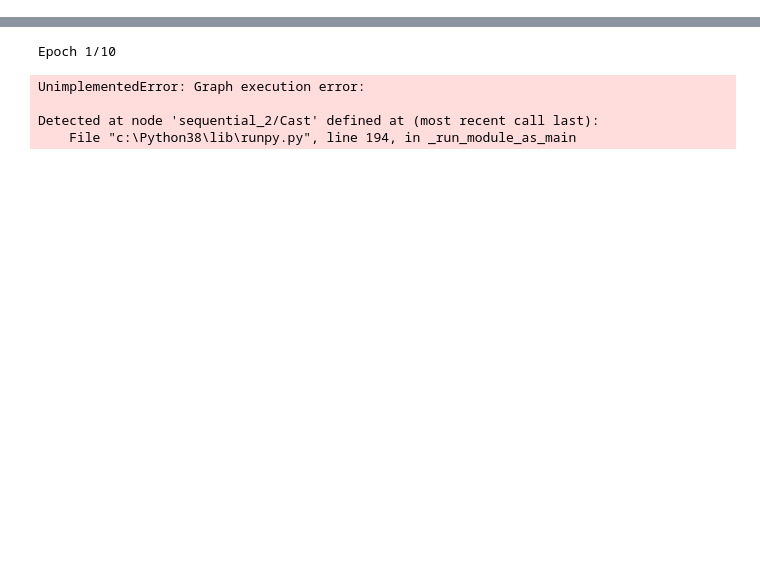
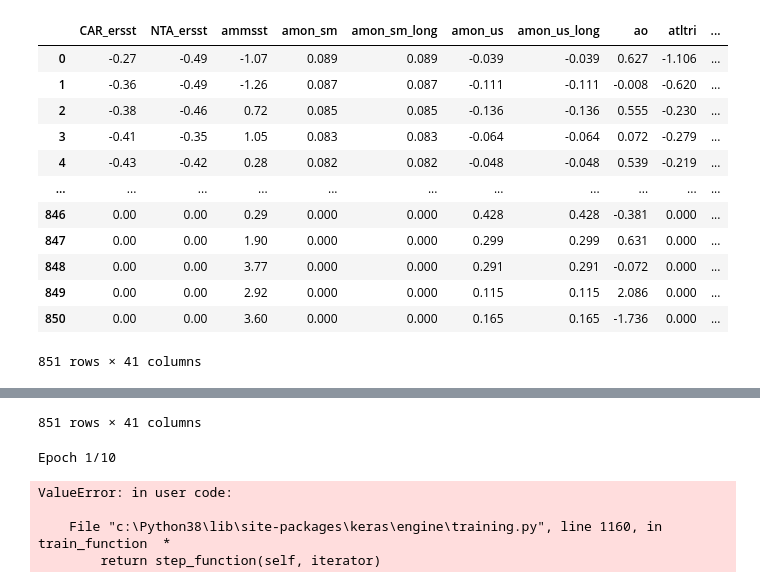
Before and after one commit to sejalwelankar/AgAID2023_Team9, a Jupyter notebook: SimpleModel.ipynb, the cells around one changed output, grey strips where cells are left out. Saved outputs shown, nothing was run; the diff lists cells and outputs as text; code cells hidden in the pictures; blank space fills up the shorter version.

Commit message:
Cleaned and Normalized data

```diff
--- a/SimpleModel.ipynb
+++ b/SimpleModel.ipynb
@@ -43 +8,11 @@ array([['-0.27', '-0.49', '-1.07', ..., '0.15', '-0.3', '-1.36'],
+# %%
+df = pd.read_csv("PandasCleaned.csv")
+# %%
+def normalize(df):
+    result = df.copy()
+    for feature_name in df.columns:
+        max_value = df[feature_name].max()
+        min_value = df[feature_name].min()
+        result[feature_name] = (df[feature_name] - min_value) / (max_value - min_value)
+    return result
 # %%
@@ -79,0 +46,30 @@ array([['125.7046'],
+# %%
+from sklearn import preprocessing
+del df['precipitation']
+df.fillna(0, inplace=True)
+display(df)
+data_normalized = normalize(df)
+display(data_normalized)
+data = data_normalized.to_numpy()
+
+data = np.asarray(data).astype(np.float32)
+
+# mask = np.isnan(data)
+# idx = np.where(~mask,np.arange(mask.shape[1]),0)
+# np.maximum.accumulate(idx,axis=1, out=idx)
+# filledData = data[np.arange(idx.shape[0])[:,None], idx]
+# display(filledData)
+# %% [output]
+|  | CAR_ersst | NTA_ersst | ammsst | amon_sm | amon_sm_long | amon_us | amon_us_long | ao | atltri | ... |
+| 0 | -0.27 | -0.49 | -1.07 | 0.089 | 0.089 | -0.039 | -0.039 | 0.627 | -1.106 | ... |
+| 1 | -0.36 | -0.49 | -1.26 | 0.087 | 0.087 | -0.111 | -0.111 | -0.008 | -0.620 | ... |
+| 2 | -0.38 | -0.46 | 0.72 | 0.085 | 0.085 | -0.136 | -0.136 | 0.555 | -0.230 | ... |
+| 3 | -0.41 | -0.35 | 1.05 | 0.083 | 0.083 | -0.064 | -0.064 | 0.072 | -0.279 | ... |
+| 4 | -0.43 | -0.42 | 0.28 | 0.082 | 0.082 | -0.048 | -0.048 | 0.539 | -0.219 | ... |
+| ... | ... | ... | ... | ... | ... | ... | ... | ... | ... | ... |
+| 846 | 0.00 | 0.00 | 0.29 | 0.000 | 0.000 | 0.428 | 0.428 | -0.381 | 0.000 | ... |
+| 847 | 0.00 | 0.00 | 1.90 | 0.000 | 0.000 | 0.299 | 0.299 | 0.631 | 0.000 | ... |
+| 848 | 0.00 | 0.00 | 3.77 | 0.000 | 0.000 | 0.291 | 0.291 | -0.072 | 0.000 | ... |
+| 849 | 0.00 | 0.00 | 2.92 | 0.000 | 0.000 | 0.115 | 0.115 | 2.086 | 0.000 | ... |
+| 850 | 0.00 | 0.00 | 3.60 | 0.000 | 0.000 | 0.165 | 0.165 | -1.736 | 0.000 | ... |
+851 rows × 41 columns
@@ -80,18 +88,19 @@ array([['125.7046'],
+851 rows × 41 columns
 # %%
 NeuralNetwork = keras.Sequential([
-    keras.layers.Dense(5,input_shape=(40,),activation='relu')
+    keras.layers.Dense(5,input_shape=(41,),activation='relu')
 ])
 
 NeuralNetwork.compile(
                     optimizer='adaMax',
-                    loss='sparse_categorical_crossentropy',
+                    loss='categorical_crossentropy',
                     metrics=['accuracy']
 )
 #training the model
-NeuralNetwork.fit(data, solution, epochs=10)
+NeuralNetwork.fit(data, result, epochs=10)
 # %% [output]
 Epoch 1/10
-UnimplementedError: Graph execution error:
+ValueError: in user code:
 
-Detected at node 'sequential_2/Cast' defined at (most recent call last):
-    File "c:\Python38\lib\runpy.py", line 194, in _run_module_as_main
+    File "c:\Python38\lib\site-packages\keras\engine\training.py", line 1160, in train_function  *
+        return step_function(self, iterator)
```
Also changed, not shown: parts of 6 cells of this notebook, 1 other file.
